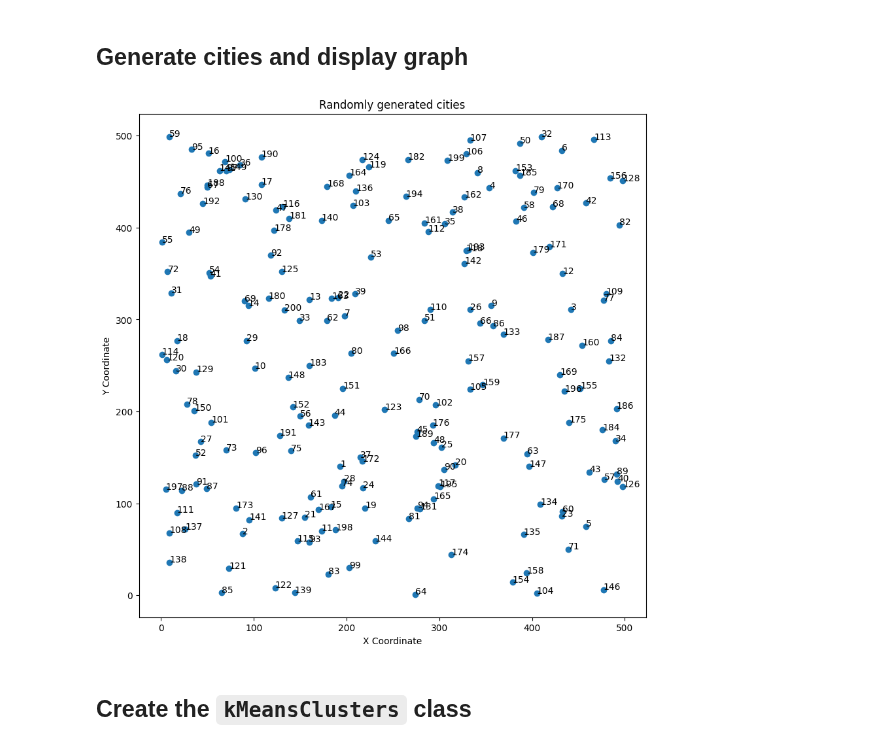
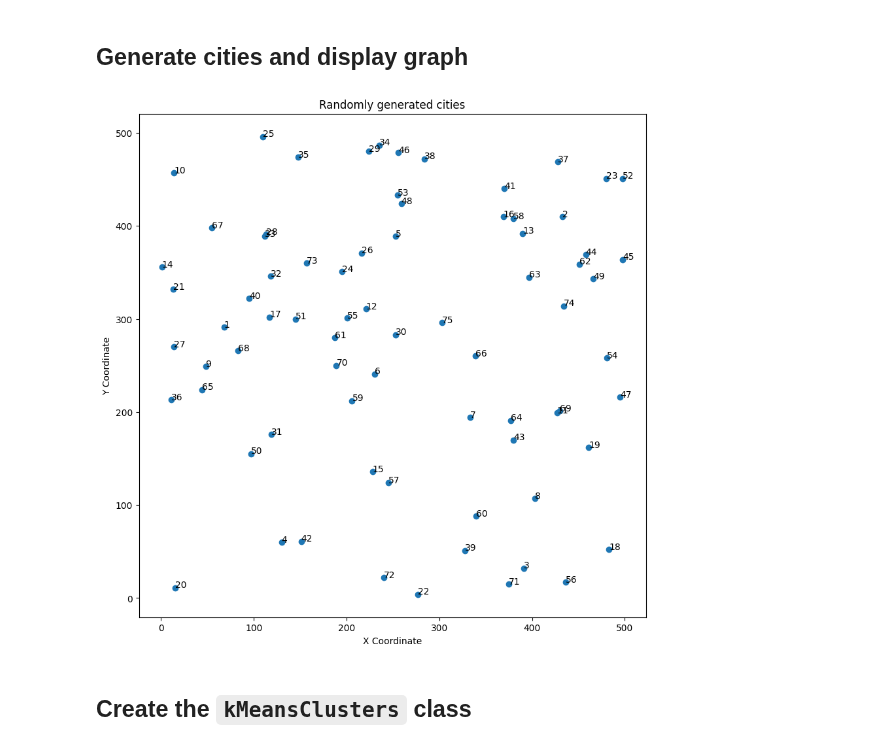
Before and after one commit to arrighi-fabien/Projet-Recherche-Op-rationnelle, a Jupyter notebook: livrable-2.ipynb, the cells around one changed output. Cells and saved outputs as stored; diff of their text form; code cells hidden in the pictures.

```diff
--- a/livrable-2.ipynb
+++ b/livrable-2.ipynb
@@ -60,7 +64,7 @@ class Graph:
         self.ylabel = ylabel
         self.figsize = figsize
 
-    def scatter_plot(self, **kwargs) -> None:
+    def scatterPlot(self, **kwargs) -> None:
         plt.figure(figsize=self.figsize)
         second_kwargs = {}
         if kwargs.get("arrow") != None:
@@ -86,18 +90,18 @@ class Graph:
 # %% [markdown]
 ## Generate cities and display graph
 # %%
-nb_nodes = 200
+nb_nodes = 75
 x_range = (0, 500)
 y_range = (0, 500)
 
-data = Cities(nb_nodes, x_range, y_range)
+data = Cities(nb_nodes, x_range, y_range, 1)
 
 center_city = data.getCenterCity()
 
 graph = Graph(data=data.cities, title="Randomly generated cities")
-graph.scatter_plot()
+graph.scatterPlot()
 # %% [output]
-[figure, old version]
+[figure, new version]
 # %% [markdown]
 ## Create the ``kMeansClusters`` class
 # %%
```
Also changed, not shown: parts of 7 cells of this notebook.
